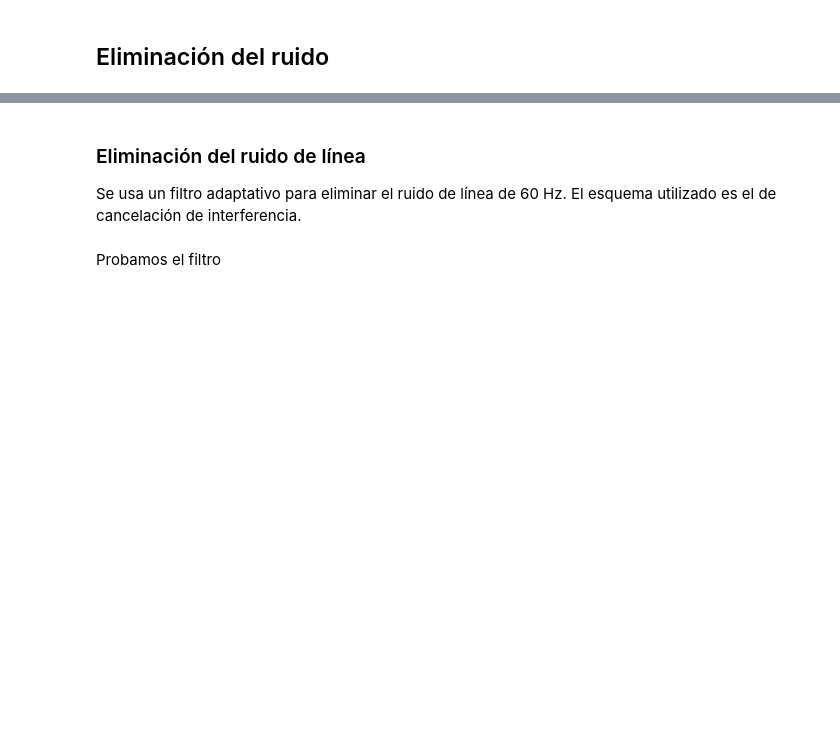
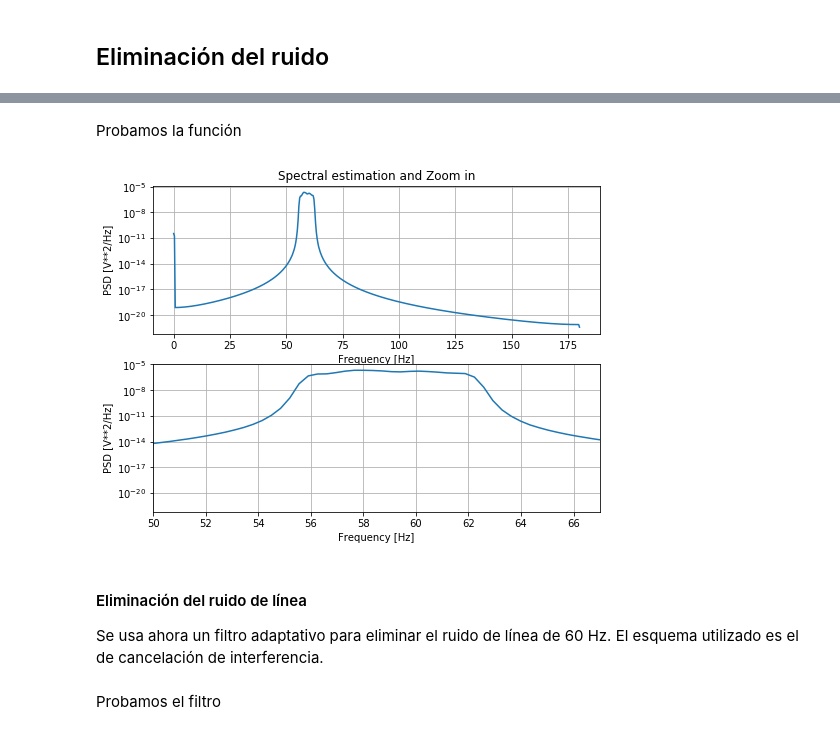
Before and after one commit to newtonis/Electrocardiogram-LMS, a Jupyter notebook: Electrocardiogram_anomalies.ipynb, the cells around one changed output, grey strips where cells are left out. Saved outputs shown, nothing was run; the diff lists cells and outputs as text; code cells hidden in the pictures; blank space fills up the shorter version.

```diff
--- a/Electrocardiogram_anomalies.ipynb
+++ b/Electrocardiogram_anomalies.ipynb
@@ -349,7 +410,17 @@ FileNotFoundError: ignored
+# %%
+def not_adaptive_noise_removal(noisy_signal):
+  return scsig.lfilter(b_120, a_120, scsig.lfilter(b_60, a_60, noisy_signal))
+# %% [markdown]
+Probamos la función
+# %%
+no_noise_upper_signal = not_adaptive_noise_removal(noisy_signal=upper_signal)
+spectral_estimation(signal=no_noise_upper_signal)
+# %% [output]
+[figure, added]
 # %% [markdown]
-### Eliminación del ruido de línea
+#### Eliminación del ruido de línea
 
-Se usa un filtro adaptativo para eliminar el ruido de línea de 60 Hz. El esquema utilizado es el de cancelación de interferencia.
+Se usa ahora un filtro adaptativo para eliminar el ruido de línea de 60 Hz. El esquema utilizado es el de cancelación de interferencia.
 # %%
 def remove_line_noise(data1, data2, filter_size):
     common_mode_signal = (data1 + data2) / 2
```
Also changed, not shown: parts of 22 cells of this notebook.
